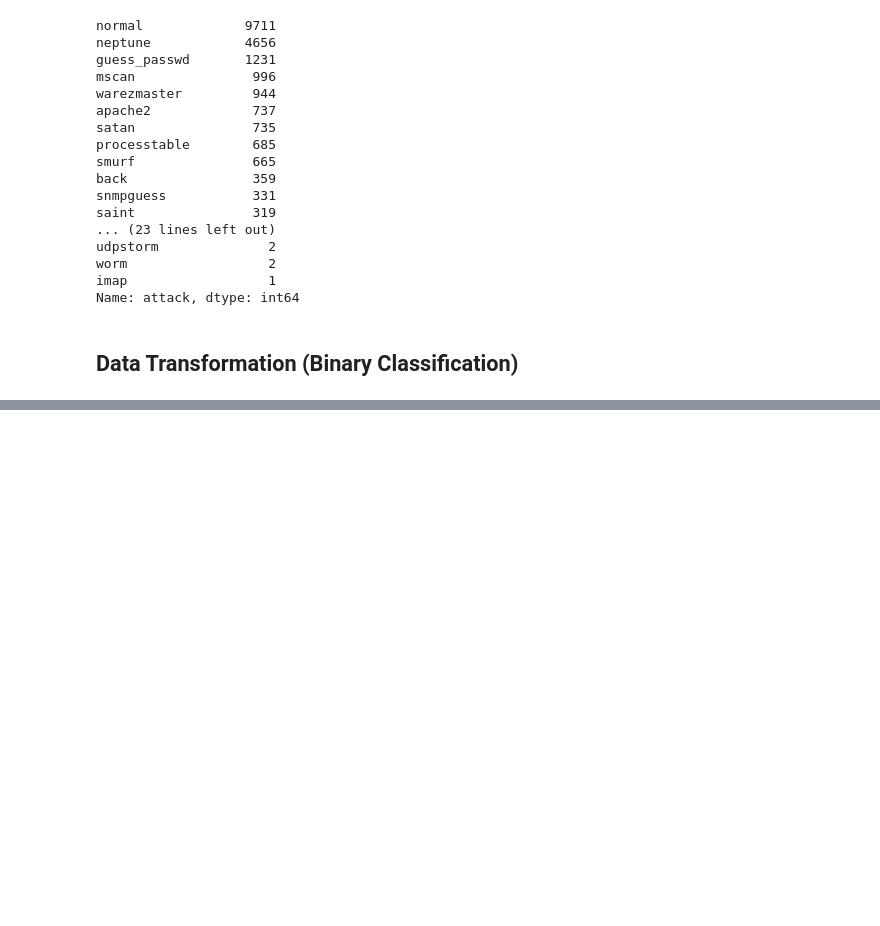
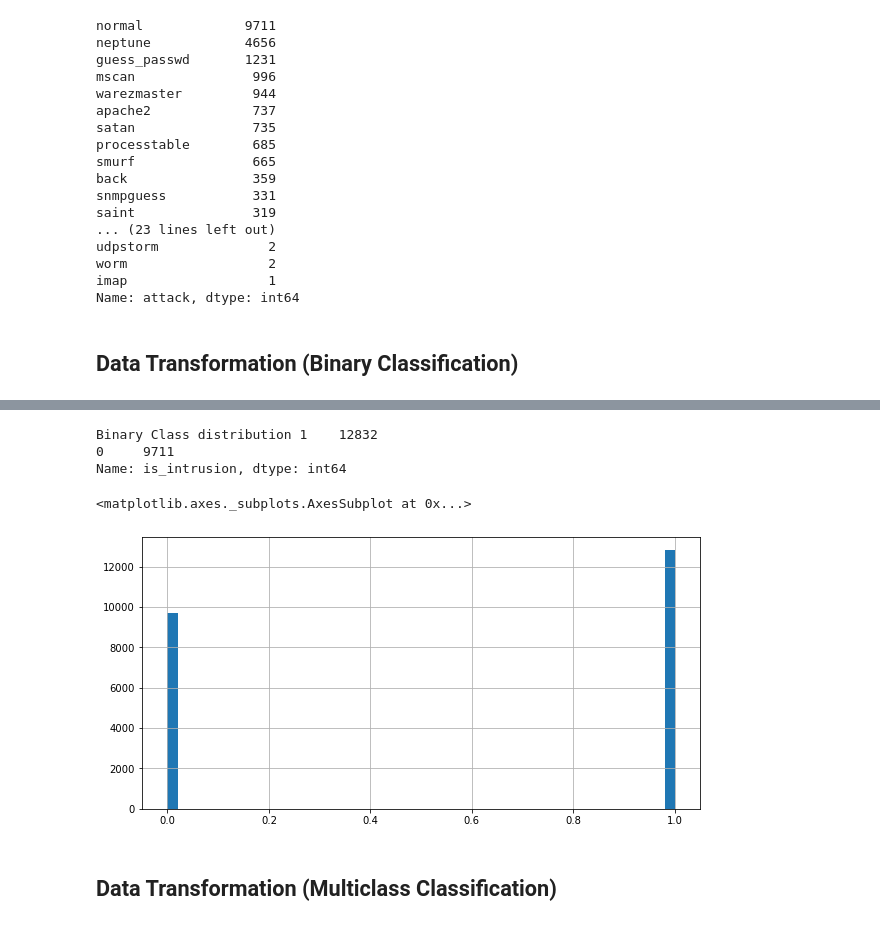
Before and after one commit to rojinadeuja/NSL-KDD-Network-Security, a Jupyter notebook: 01-Exploratory-Data-Analysis.ipynb, the cells around one changed output, grey strips where cells are left out. Cells and saved outputs as stored; diff of their text form; code cells hidden in the pictures; blank space fills up the shorter version.

```diff
--- a/01-Exploratory-Data-Analysis.ipynb
+++ b/01-Exploratory-Data-Analysis.ipynb
@@ -222,0 +220,11 @@ Name: is_intrusion, dtype: int64
+# %%
+print("Binary Class distribution", test_df['is_intrusion'].value_counts())
+test_df['is_intrusion'].hist(bins=50, figsize=(10,5))
+# %% [output]
+Binary Class distribution 1    12832
+0     9711
+Name: is_intrusion, dtype: int64
+<matplotlib.axes._subplots.AxesSubplot at 0x...>
+[figure, added]
+# %% [markdown]
+## Data Transformation (Multiclass Classification)
```
Also changed, not shown: parts of 3 cells of this notebook.
